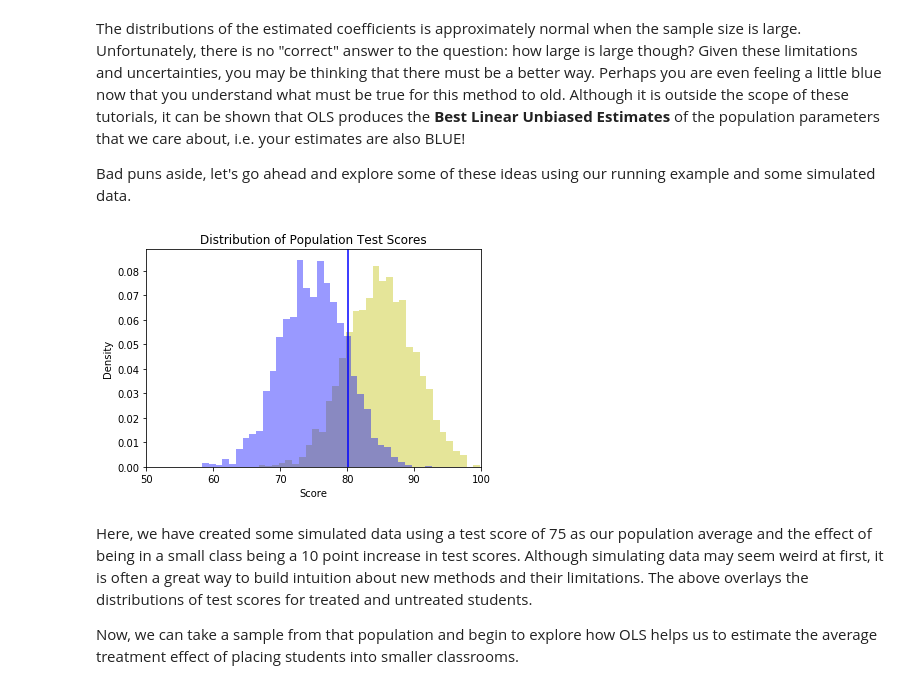
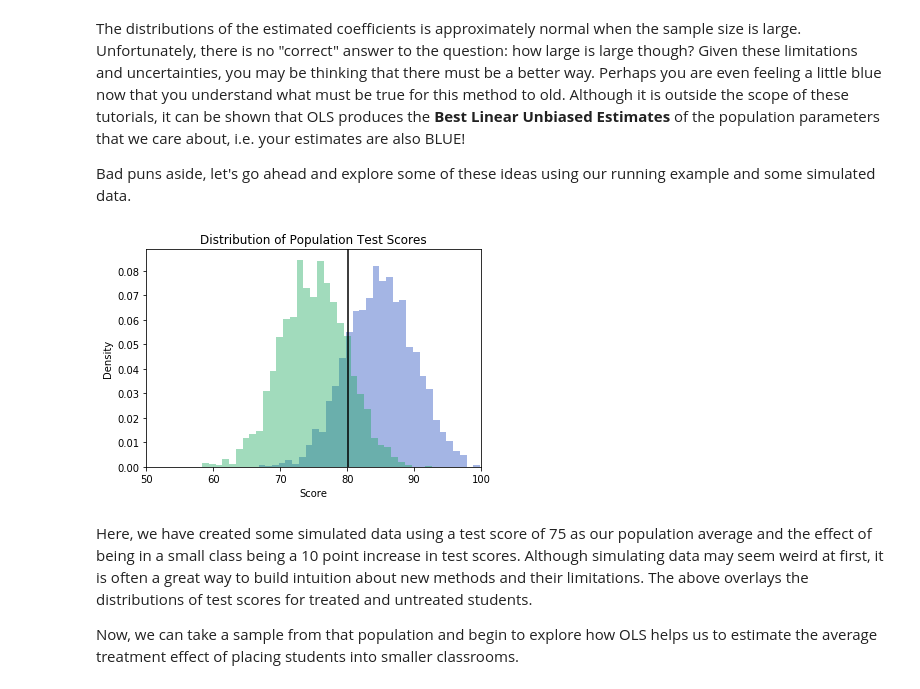
Before and after one commit to zduey/metrics, a Jupyter notebook: 01_linear_regression.ipynb, the cells around one changed output. Cells and saved outputs as stored; diff of their text form; code cells hidden in the pictures.

```diff
--- a/01_linear_regression.ipynb
+++ b/01_linear_regression.ipynb
@@ -63,36 +63,38 @@ import statsmodels.formula.api as smf
 from scipy.stats import ttest_1samp, ttest_ind
 
 np.random.seed(12345)
+primary_color = "#1c46bd"
+secondary_color = "#14a758"
 
 %matplotlib inline
 # %%
 # Generate our population of student test scores
 population_size = 5000
 treatment = np.random.choice([0, 1], population_size)
 
 # Mother Nature
 treatment_effect = 10
 population_scores = 75 + treatment_effect*treatment + np.random.normal(loc=0.0, scale=5.0, size=population_size)
 
 # Plot the distribution
 treatment_df = pd.DataFrame()
 treatment_df["treated"] = treatment
 treatment_df["score"] = population_scores
 
 fig, ax = plt.subplots()
 sns.distplot(treatment_df.loc[treatment_df['treated'] == 1, "score"],
-             kde=False, norm_hist=True, ax=ax, color="y")
+             kde=False, norm_hist=True, ax=ax, color=primary_color)
 sns.distplot(treatment_df.loc[treatment_df['treated'] == 0, "score"],
-             kde=False, norm_hist=True, ax=ax, color="b")
-ax.axvline(np.mean(population_scores), 0, 1, color="b")
+             kde=False, norm_hist=True, ax=ax, color=secondary_color)
+ax.axvline(np.mean(population_scores), 0, 1, color="black")
 ax.set_xlim(50, 100)
 ax.set_title("Distribution of Population Test Scores")
 ax.set_xlabel("Score")
 ax.set_ylabel("Density")
 
 plt.savefig("./images/treatment_distributions.png", dpi=300)
 # %% [output]
-[figure, old version]
+[figure, new version]
 # %% [markdown]
 Here, we have created some simulated data using a test score of 75 as our population average and the effect of being in a small class being a 10 point increase in test scores. Although simulating data may seem weird at first, it  is often a great way to build intuition about new methods and their limitations. The above overlays the distributions of test scores for treated and untreated students.
 
```
Also changed, not shown: parts of 13 cells of this notebook, 25 other files.
